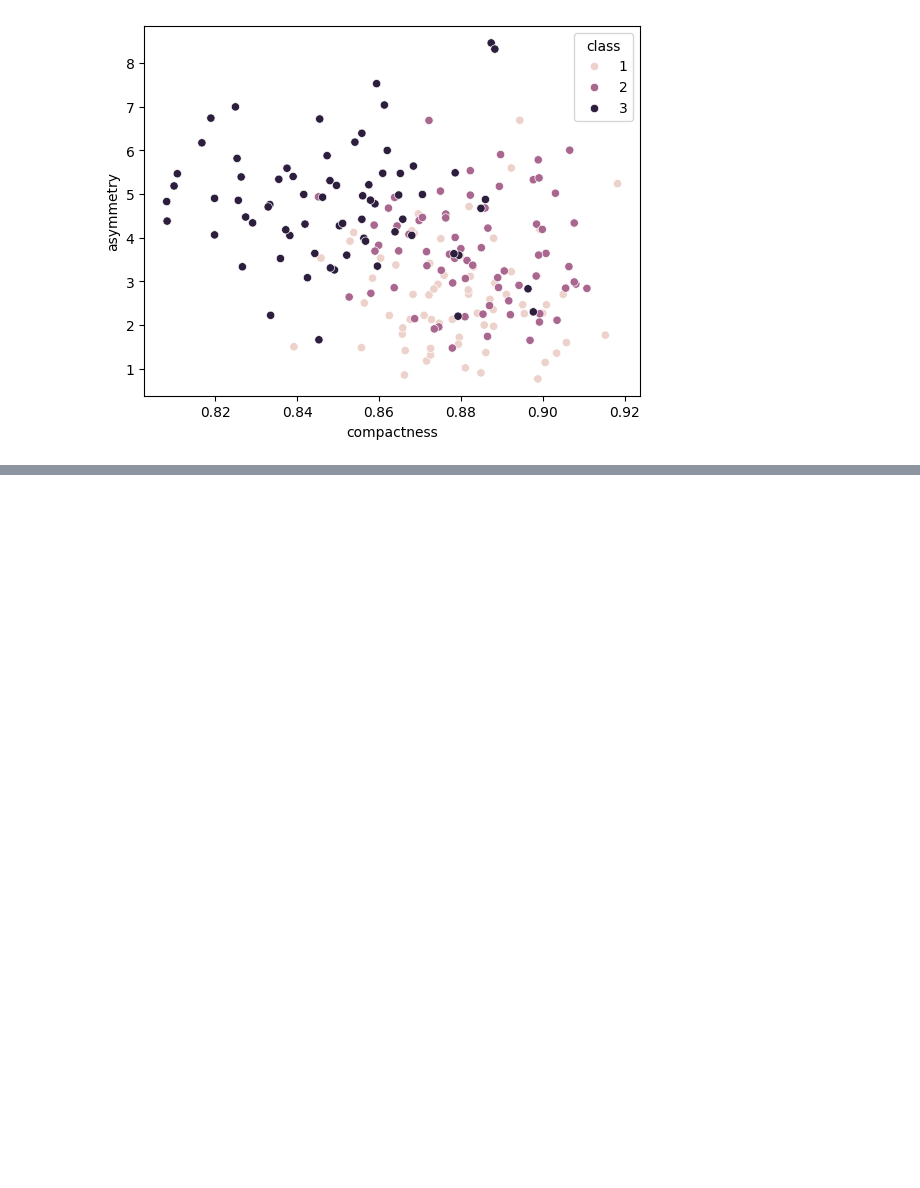
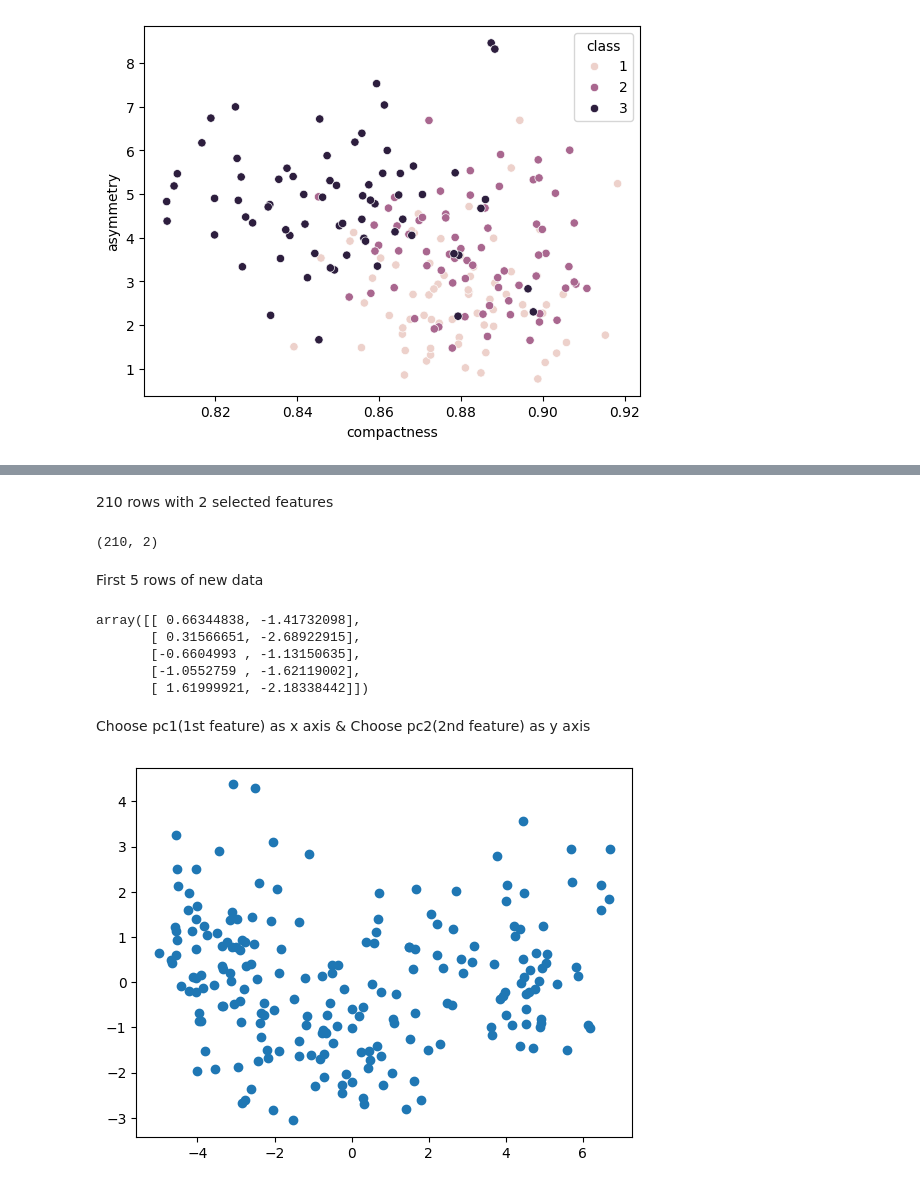
Before and after one commit to Bhomaramsuthar/unsupervized_seeds, a Jupyter notebook: seed.ipynb, the cells around one changed output, grey strips where cells are left out. Drawn from its saved outputs; the diff is of its cells as text; code cells hidden in the pictures; blank space fills up the shorter version.

```diff
--- a/seed.ipynb
+++ b/seed.ipynb
@@ -107,0 +111,4 @@ plt.plot()
+# %%
+from sklearn.decomposition import PCA
+pca = PCA(n_components=2)
+transformed_x = pca.fit_transform(X)
@@ -107,0 +123,23 @@ plt.plot()
+# %% [markdown]
+210 rows with 2 selected features
+# %%
+transformed_x.shape
+# %% [output]
+(210, 2)
+# %% [markdown]
+First 5 rows of new data
+# %%
+transformed_x[:5]
+# %% [output]
+array([[ 0.66344838, -1.41732098],
+       [ 0.31566651, -2.68922915],
+       [-0.6604993 , -1.13150635],
+       [-1.0552759 , -1.62119002],
+       [ 1.61999921, -2.18338442]])
+# %% [markdown]
+Choose pc1(1st feature) as x axis & Choose pc2(2nd feature) as y axis
+# %%
+plt.scatter(transformed_x[:,0],transformed_x[:,1])
+plt.show()
+# %% [output]
+[figure, added]
```
Also changed, not shown: parts of 7 cells of this notebook.
